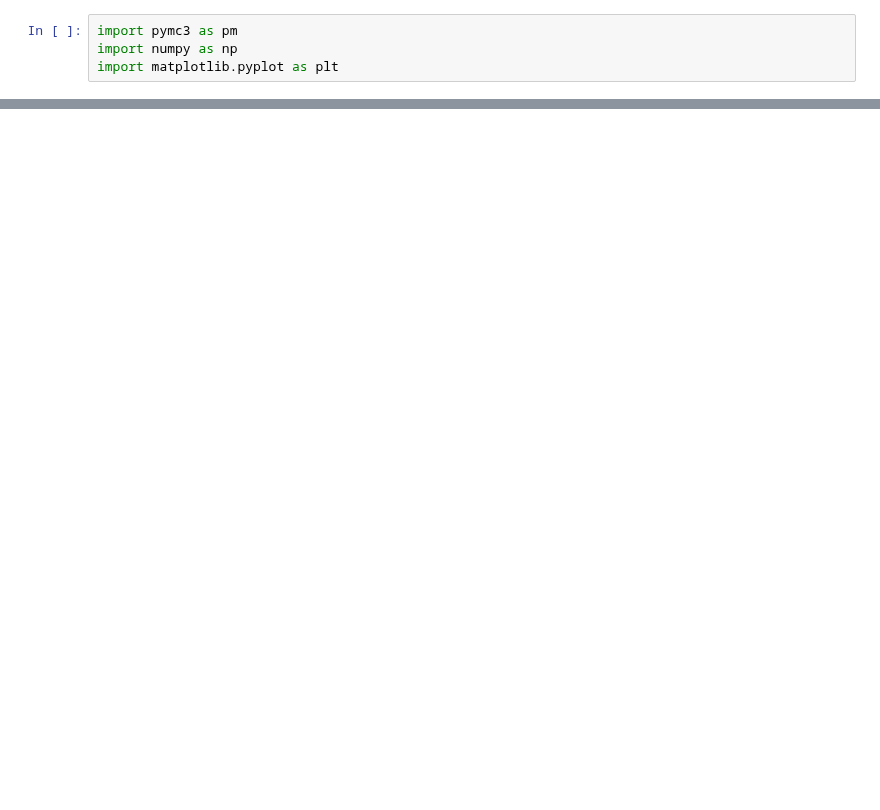
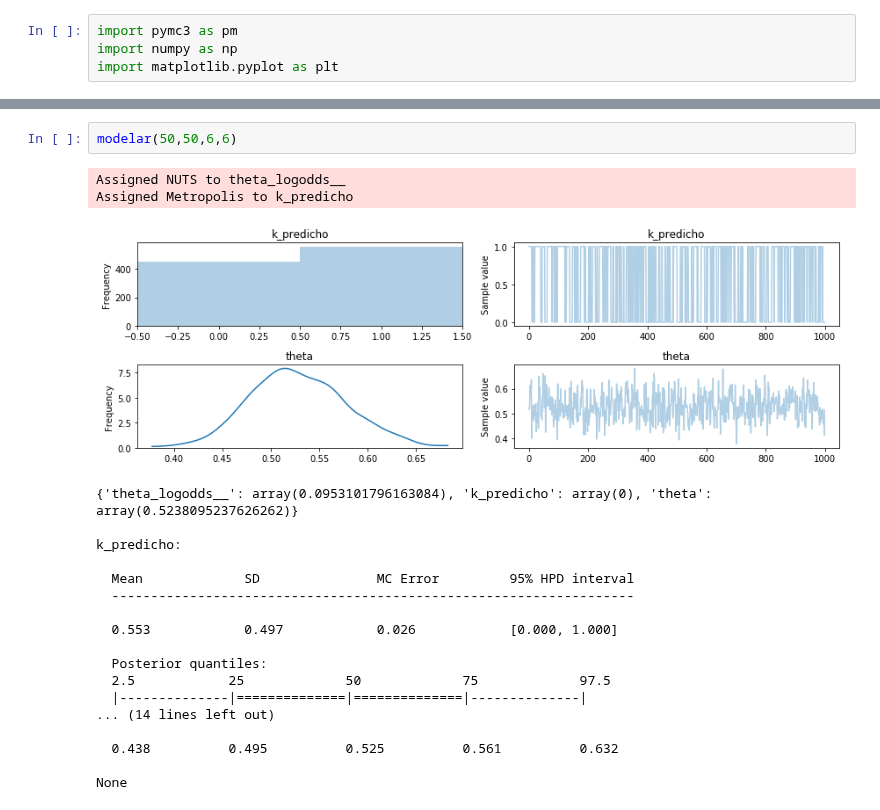
Before and after one commit to BrianBohe/DataScienceCourse, a Jupyter notebook: tp5/tp5.ipynb, the cells around one changed output, grey strips where cells are left out. Saved outputs shown, nothing was run; the diff lists cells and outputs as text; blank space fills up the shorter version.

```diff
--- a/tp5/tp5.ipynb
+++ b/tp5/tp5.ipynb
@@ -68,0 +60,23 @@ None
+# %%
+modelar(50,50,6,6)
+# %% [output]
+Assigned NUTS to theta_logodds__
+Assigned Metropolis to k_predicho
+[figure, added]
+{'theta_logodds__': array(0.0953101796163084), 'k_predicho': array(0), 'theta': array(0.5238095237626262)}
+
+k_predicho:
+
+  Mean             SD               MC Error         95% HPD interval
+  -------------------------------------------------------------------
+
+  0.553            0.497            0.026            [0.000, 1.000]
+
+  Posterior quantiles:
+  2.5            25             50             75             97.5
+  |--------------|==============|==============|--------------|
+... (14 lines left out)
+
+  0.438          0.495          0.525          0.561          0.632
+
+None
```
Also changed, not shown: parts of 14 cells of this notebook.
